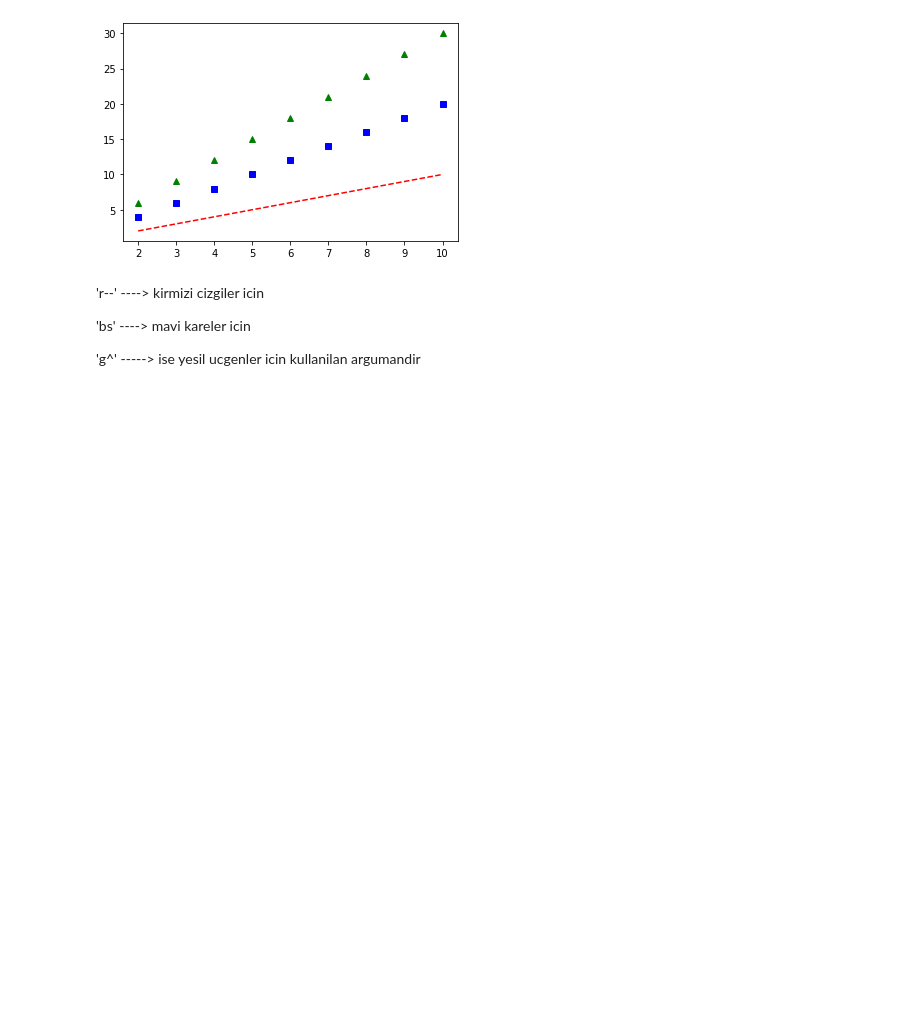
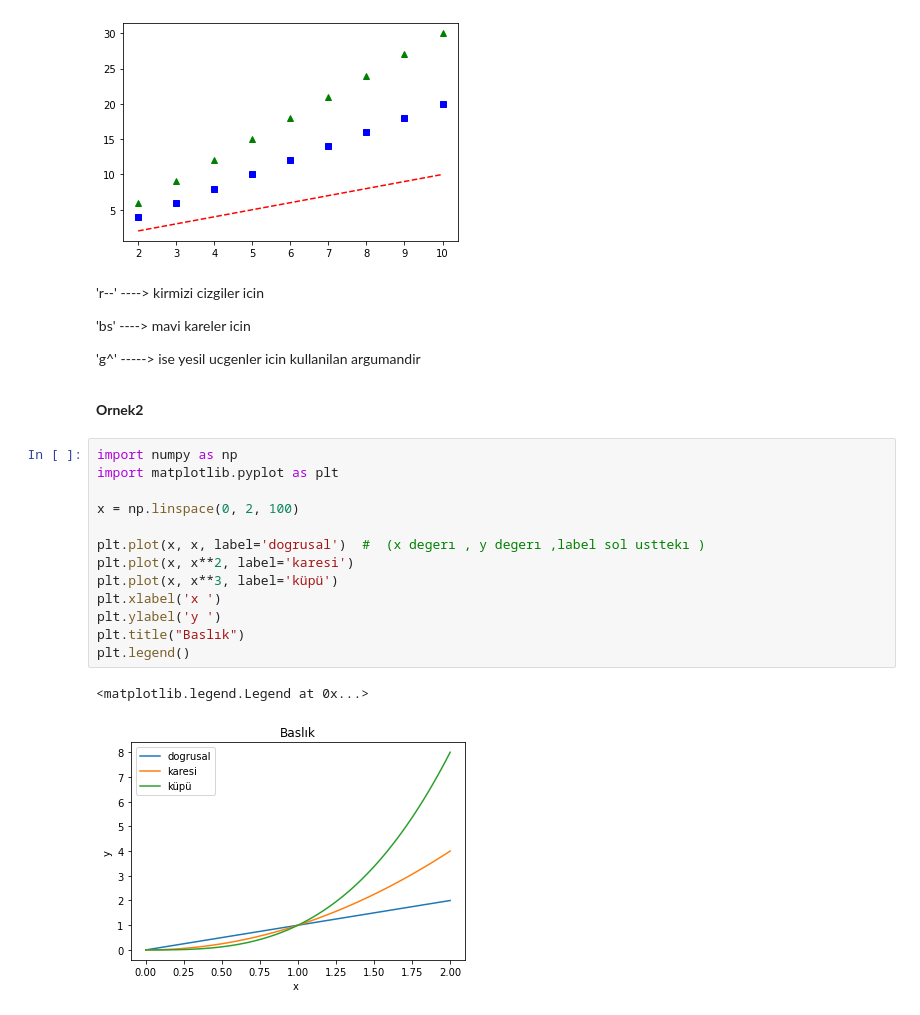
Before and after one commit to bozkurtmert0/python_notlar, a Jupyter notebook: Matplotlib_Duzensiz.ipynb, the cells around one changed output. Saved outputs shown, nothing was run; the diff lists cells and outputs as text; blank space fills up the shorter version.

```diff
--- a/Matplotlib_Duzensiz.ipynb
+++ b/Matplotlib_Duzensiz.ipynb
@@ -19,3 +21,21 @@ plt.plot(s, s, 'r--', s, s*2, 'bs', s, s*3, 'g^')
 'r--'  ---->   kirmizi cizgiler icin <p>
 'bs'   ----> mavi kareler icin <p>
 'g^'   -----> ise yesil ucgenler icin kullanilan argumandir
+# %% [markdown]
+**Ornek2**
+# %%
+import numpy as np
+import matplotlib.pyplot as plt
+
+x = np.linspace(0, 2, 100)
+
+plt.plot(x, x, label='dogrusal')  #  (x degerı , y degerı ,label sol usttekı )
+plt.plot(x, x**2, label='karesi')
+plt.plot(x, x**3, label='küpü')
+plt.xlabel('x ')
+plt.ylabel('y ')
+plt.title("Baslık")
+plt.legend()
+# %% [output]
+<matplotlib.legend.Legend at 0x...>
+[figure, added]
```
Also changed, not shown: parts of 10 cells of this notebook.
